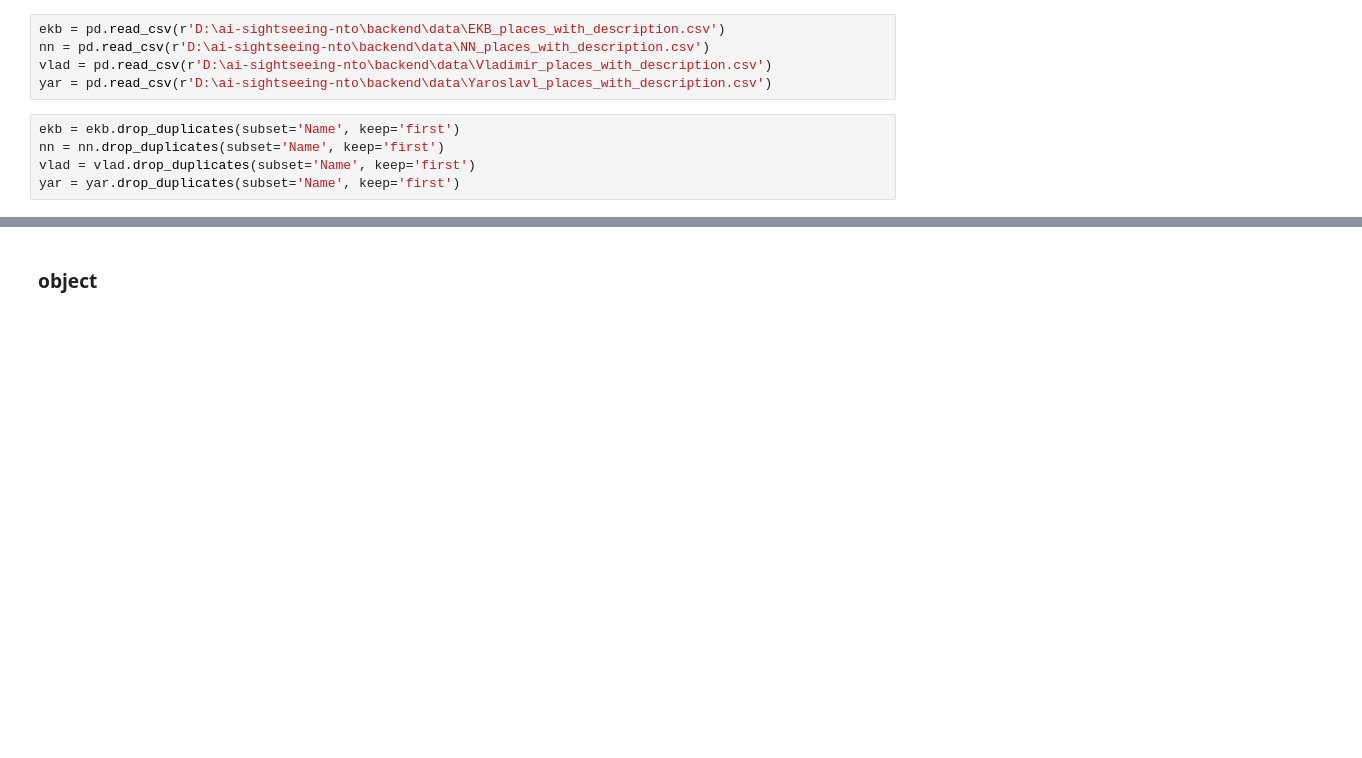
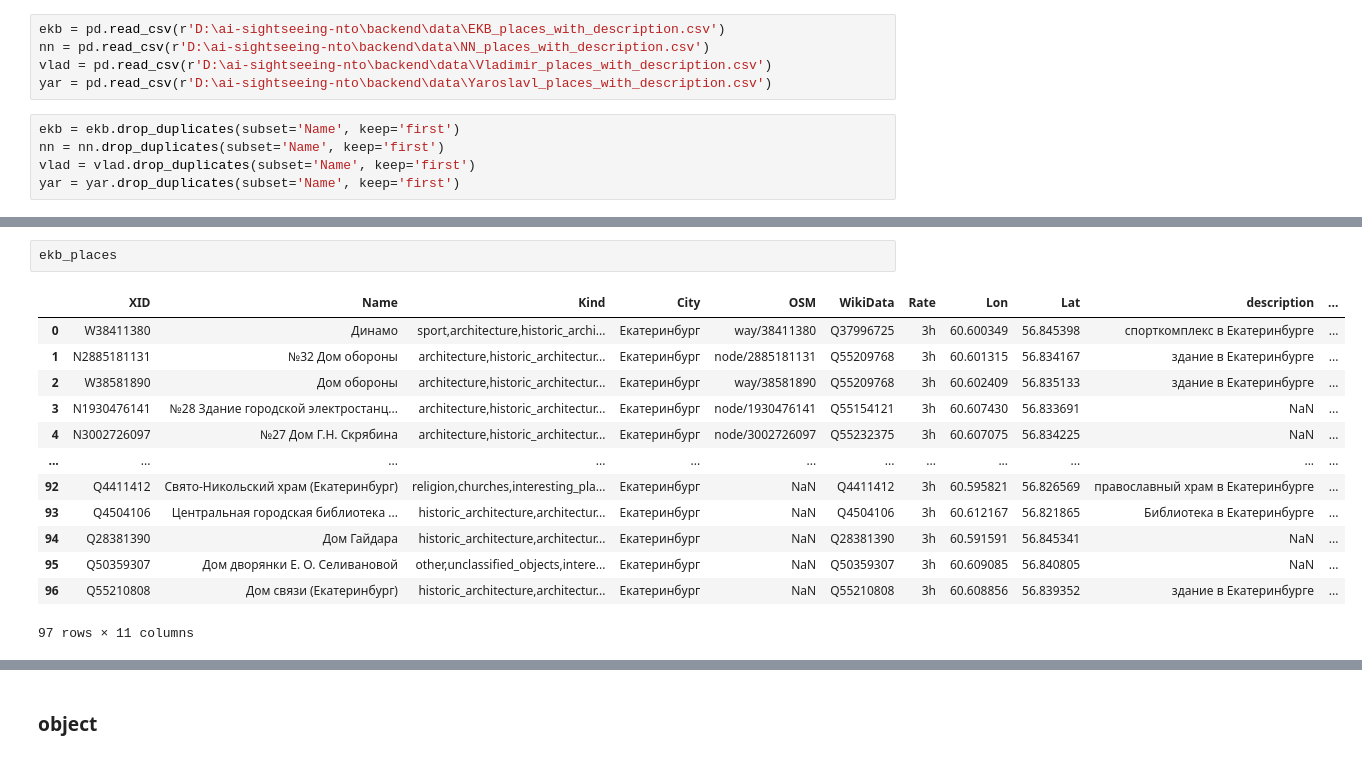
Before and after one commit to BurykinaA/ai-sightseeing-nto, a Jupyter notebook: backend/utils/data_prep_db/processing.ipynb, the cells around one changed output, grey strips where cells are left out. Saved outputs shown, nothing was run; the diff lists cells and outputs as text; blank space fills up the shorter version.

```diff
--- a/backend/utils/data_prep_db/processing.ipynb
+++ b/backend/utils/data_prep_db/processing.ipynb
@@ -12,0 +25,16 @@ yar = yar.drop_duplicates(subset='Name', keep='first')
+# %%
+ekb_places
+# %% [output]
+|  | XID | Name | Kind | City | OSM | WikiData | Rate | Lon | Lat | description | ... |
+| 0 | W38411380 | Динамо | sport,architecture,historic_archi... | Екатеринбург | way/38411380 | Q37996725 | 3h | 60.600349 | 56.845398 | спорткомплекс в Екатеринбурге | ... |
+| 1 | N2885181131 | №32 Дом обороны | architecture,historic_architectur... | Екатеринбург | node/2885181131 | Q55209768 | 3h | 60.601315 | 56.834167 | здание в Екатеринбурге | ... |
+| 2 | W38581890 | Дом обороны | architecture,historic_architectur... | Екатеринбург | way/38581890 | Q55209768 | 3h | 60.602409 | 56.835133 | здание в Екатеринбурге | ... |
+| 3 | N1930476141 | №28 Здание городской электростанц... | architecture,historic_architectur... | Екатеринбург | node/1930476141 | Q55154121 | 3h | 60.607430 | 56.833691 | NaN | ... |
+| 4 | N3002726097 | №27 Дом Г.Н. Скрябина | architecture,historic_architectur... | Екатеринбург | node/3002726097 | Q55232375 | 3h | 60.607075 | 56.834225 | NaN | ... |
+| ... | ... | ... | ... | ... | ... | ... | ... | ... | ... | ... | ... |
+| 92 | Q4411412 | Свято-Никольский храм (Екатеринбург) | religion,churches,interesting_pla... | Екатеринбург | NaN | Q4411412 | 3h | 60.595821 | 56.826569 | православный храм в Екатеринбурге | ... |
+| 93 | Q4504106 | Центральная городская библиотека ... | historic_architecture,architectur... | Екатеринбург | NaN | Q4504106 | 3h | 60.612167 | 56.821865 | Библиотека в Екатеринбурге | ... |
+| 94 | Q28381390 | Дом Гайдара | historic_architecture,architectur... | Екатеринбург | NaN | Q28381390 | 3h | 60.591591 | 56.845341 | NaN | ... |
+| 95 | Q50359307 | Дом дворянки Е. О. Селивановой | other,unclassified_objects,intere... | Екатеринбург | NaN | Q50359307 | 3h | 60.609085 | 56.840805 | NaN | ... |
+| 96 | Q55210808 | Дом связи (Екатеринбург) | historic_architecture,architectur... | Екатеринбург | NaN | Q55210808 | 3h | 60.608856 | 56.839352 | здание в Екатеринбурге | ... |
+97 rows × 11 columns
```
Also changed, not shown: parts of 14 cells of this notebook, 1 other file.
